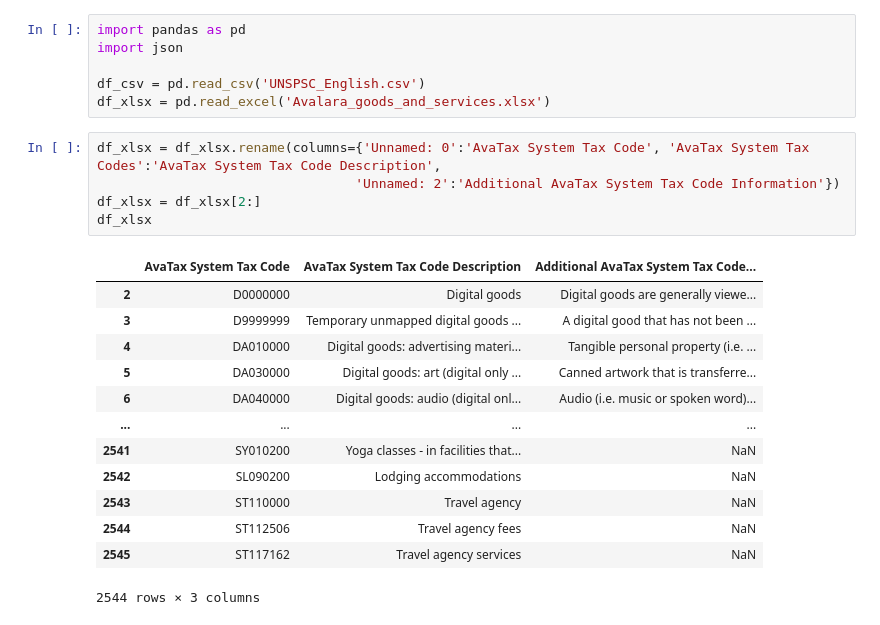
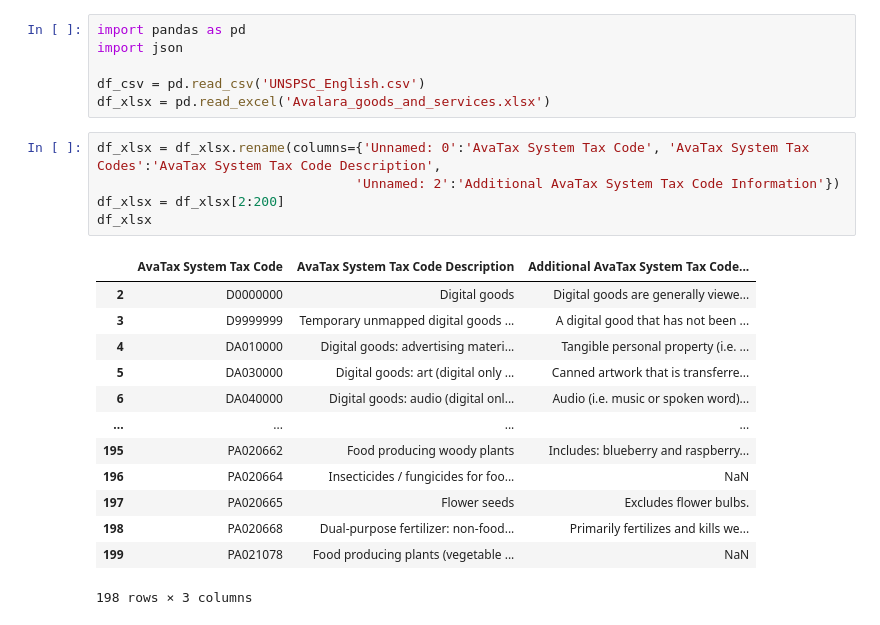
Before and after one commit to diz28/CS5800_finalproject, a Jupyter notebook: term_project.ipynb, the cells around one changed output. Drawn from its saved outputs; the diff is of its cells as text.

```diff
--- a/term_project.ipynb
+++ b/term_project.ipynb
@@ -7,22 +7,22 @@ df_xlsx = pd.read_excel('Avalara_goods_and_services.xlsx')
 # %%
 df_xlsx = df_xlsx.rename(columns={'Unnamed: 0':'AvaTax System Tax Code', 'AvaTax System Tax Codes':'AvaTax System Tax Code Description',
                                  'Unnamed: 2':'Additional AvaTax System Tax Code Information'})
-df_xlsx = df_xlsx[2:]
+df_xlsx = df_xlsx[2:200]
 df_xlsx
 # %% [output]
 |  | AvaTax System Tax Code | AvaTax System Tax Code Description | Additional AvaTax System Tax Code... |
 | 2 | D0000000 | Digital goods | Digital goods are generally viewe... |
 | 3 | D9999999 | Temporary unmapped digital goods ... | A digital good that has not been ... |
 | 4 | DA010000 | Digital goods: advertising materi... | Tangible personal property (i.e. ... |
 | 5 | DA030000 | Digital goods: art (digital only ... | Canned artwork that is transferre... |
 | 6 | DA040000 | Digital goods: audio (digital onl... | Audio (i.e. music or spoken word)... |
 | ... | ... | ... | ... |
-| 2541 | SY010200 | Yoga classes - in facilities that... | NaN |
-| 2542 | SL090200 | Lodging accommodations | NaN |
-| 2543 | ST110000 | Travel agency | NaN |
-| 2544 | ST112506 | Travel agency fees | NaN |
-| 2545 | ST117162 | Travel agency services | NaN |
+| 195 | PA020662 | Food producing woody plants | Includes: blueberry and raspberry... |
+| 196 | PA020664 | Insecticides / fungicides for foo... | NaN |
+| 197 | PA020665 | Flower seeds | Excludes flower bulbs. |
+| 198 | PA020668 | Dual-purpose fertilizer: non-food... | Primarily fertilizes and kills we... |
+| 199 | PA021078 | Food producing plants (vegetable ... | NaN |
-2544 rows × 3 columns
+198 rows × 3 columns
 # %%
 # import nltk and download resources
 import nltk
```
Also changed, not shown: parts of 14 cells of this notebook.
